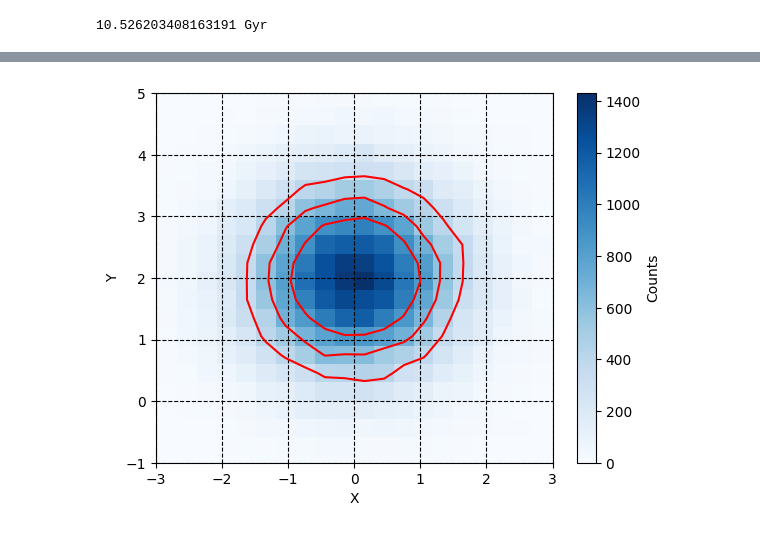
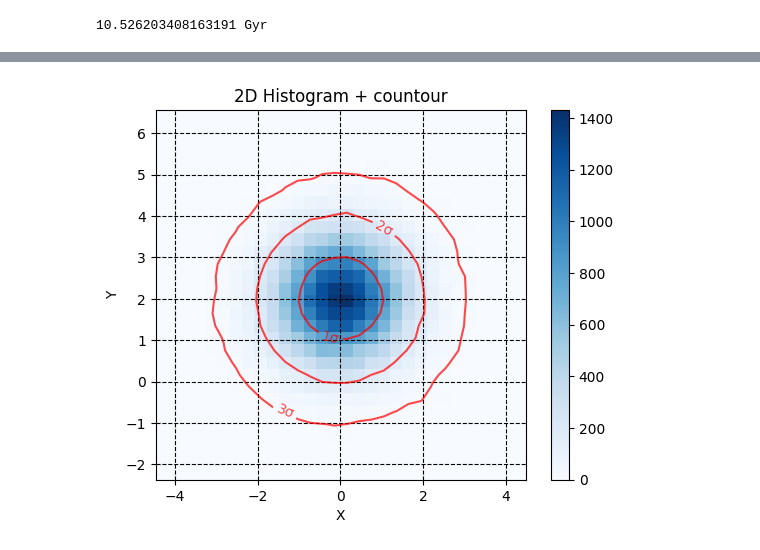
Before and after one commit to Preenis4/PROGNUM-repo, a Jupyter notebook: Task4/SHESS4.ipynb, the cells around one changed output, grey strips where cells are left out. Cells and saved outputs as stored; diff of their text form; code cells hidden in the pictures.

```diff
--- a/Task4/SHESS4.ipynb
+++ b/Task4/SHESS4.ipynb
@@ -197,51 +205,64 @@ plt.show()
 # %%
 import numpy as np
 import matplotlib.pyplot as plt
+from scipy.stats import gaussian_kde
 
-# Generate sample data
 np.random.seed(42)
 x = np.random.normal(0, 1, 100000)
 y = np.random.normal(2, 1, 100000)
 
-levels = [0.5, 0.2, 0.1]
-labels = ['1σ', '2σ', '3σ']
+# Plot 2D histogram
+counts, xh, yh, _ = plt.hist2d(x, y, 30, cmap=plt.cm.Blues)
 
-# Compute 2D histogram
-H, xedges, yedges = np.histogram2d(x, y, bins=30)
+# Calculate bin centers
+x_centers = (xh[:-1] + xh[1:]) / 2
+y_centers = (yh[:-1] + yh[1:]) / 2
 
-def fmt(x, pos):
-    idx = np.argmin(np.abs(used_levels - x))
-    return labels[idx]
+# Calculate KDE for contour levels
+xy = np.vstack([x, y])
+kde = gaussian_kde(xy)
 
-# Compute the mean and standard deviation of the histogram
-mean = np.mean(H)
-std = np.std(H)
+# Evaluate KDE on a grid
+X, Y = np.meshgrid(x_centers, y_centers)
+Z = kde(np.vstack([X.ravel(), Y.ravel()])).reshape(X.shape)
 
-# Create the plot
-fig, ax = plt.subplots()
+# Calculate the mean and covariance of the data
+mean = np.array([np.mean(x), np.mean(y)])
+cov = np.cov(x, y)
 
-# Plot the 2D histogram
-pc = ax.pcolormesh(xedges, yedges, H.T, cmap=plt.cm.Blues)
+# Calculate Mahalanobis distance for each point
+XY = np.dstack([X, Y])
+diff = XY - mean
+inv_cov = np.linalg.inv(cov)
+mahalanobis = np.sqrt(np.einsum('...k,kl,...l->...', diff, inv_cov, diff))
 
+# Find the probability density thresholds for 1, 2, 3 sigma
+sigma_levels = [
+    np.exp(-0.5 * 1**2) / (2 * np.pi),
+    np.exp(-0.5 * 2**2) / (2 * np.pi),
+    np.exp(-0.5 * 3**2) / (2 * np.pi),
+]
 
-# Overlay contour lines at 1, 2, and 3 standard deviations
-contour = ax.contour(xedges[:-1] + np.diff(xedges)/2,
-                     yedges[:-1] + np.diff(yedges)/2,
-                     H.T, levels=[mean + i*std for i in [1, 2, 3]],
-                     colors='red', linestyles='solid')
+# Normalize Z to match the theoretical max (1/(2*pi))
+Z = Z / Z.max() * (1 / (2 * np.pi))
 
-# Add labels and colorbar
-ax.set_xlabel('X')
-ax.set_ylabel('Y')
-fig.colorbar(pc, ax=ax, label='Counts')
-ax.set_xlim(-3, 3)
-ax.set_ylim(-1, 5)
+plt.xlabel('X')
+plt.ylabel('Y')
+plt.colorbar()
 
+# Plot contours at the calculated levels, sorted in increasing order
+contours = plt.contour(X, Y, Z, levels=sorted(sigma_levels), colors=['red', 'red', 'red'], alpha=0.7)
 
+# Label the contours with 1σ, 2σ, 3σ
+labels = ['3σ', '2σ', '1σ']
+fmt = {}
+for i, level in enumerate(sorted(sigma_levels)):
+    fmt[level] = labels[i]
+plt.clabel(contours, levels=sorted(sigma_levels), fmt=fmt, inline=True, fontsize=10)
 
-
-# Add contour labels
+plt.title('2D Histogram + countour')
 plt.grid(linestyle='--', color='black')
+plt.gca().set_aspect(1)
 plt.show()
 # %% [output]
-[figure, old version]
+[figure, new version]
```
Also changed, not shown: parts of 4 cells of this notebook.
